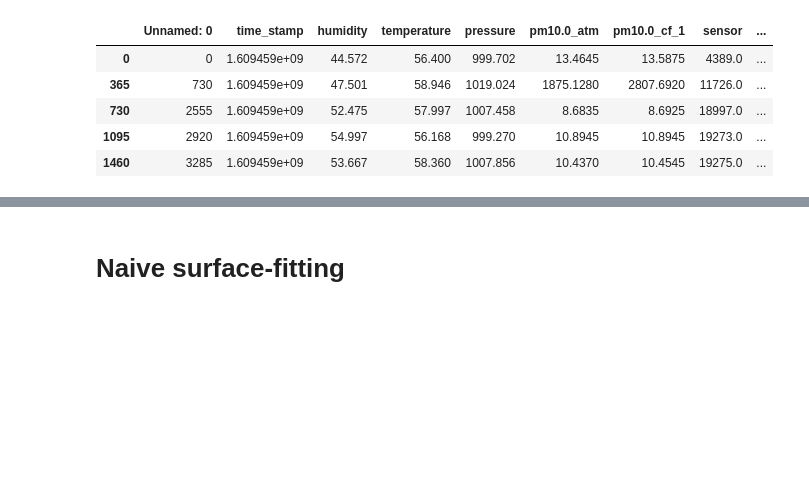
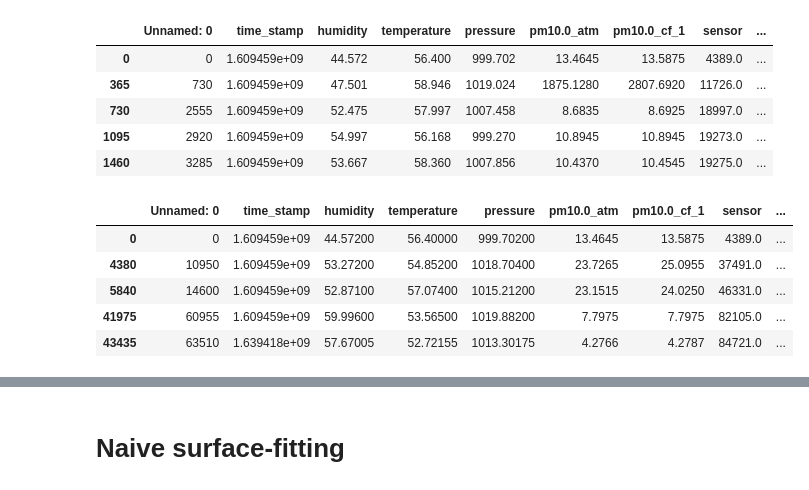
Before and after one commit to lisatwyw/ccai2023, a Jupyter notebook: PA_mean_squared_error_2021.ipynb, the cells around one changed output, grey strips where cells are left out. Saved outputs shown, nothing was run; the diff lists cells and outputs as text; code cells hidden in the pictures; blank space fills up the shorter version.

```diff
--- a/PA_mean_squared_error_2021.ipynb
+++ b/PA_mean_squared_error_2021.ipynb
@@ -212,0 +222,9 @@ sensor_list.head()
+# %%
+pa_df.head()
+# %% [output]
+|  | Unnamed: 0 | time_stamp | humidity | temperature | pressure | pm10.0_atm | pm10.0_cf_1 | sensor | ... |
+| 0 | 0 | 1.609459e+09 | 44.57200 | 56.40000 | 999.70200 | 13.4645 | 13.5875 | 4389.0 | ... |
+| 4380 | 10950 | 1.609459e+09 | 53.27200 | 54.85200 | 1018.70400 | 23.7265 | 25.0955 | 37491.0 | ... |
+| 5840 | 14600 | 1.609459e+09 | 52.87100 | 57.07400 | 1015.21200 | 23.1515 | 24.0250 | 46331.0 | ... |
+| 41975 | 60955 | 1.609459e+09 | 59.99600 | 53.56500 | 1019.88200 | 7.7975 | 7.7975 | 82105.0 | ... |
+| 43435 | 63510 | 1.639418e+09 | 57.67005 | 52.72155 | 1013.30175 | 4.2766 | 4.2787 | 84721.0 | ... |
```
Also changed, not shown: parts of 22 cells of this notebook.
